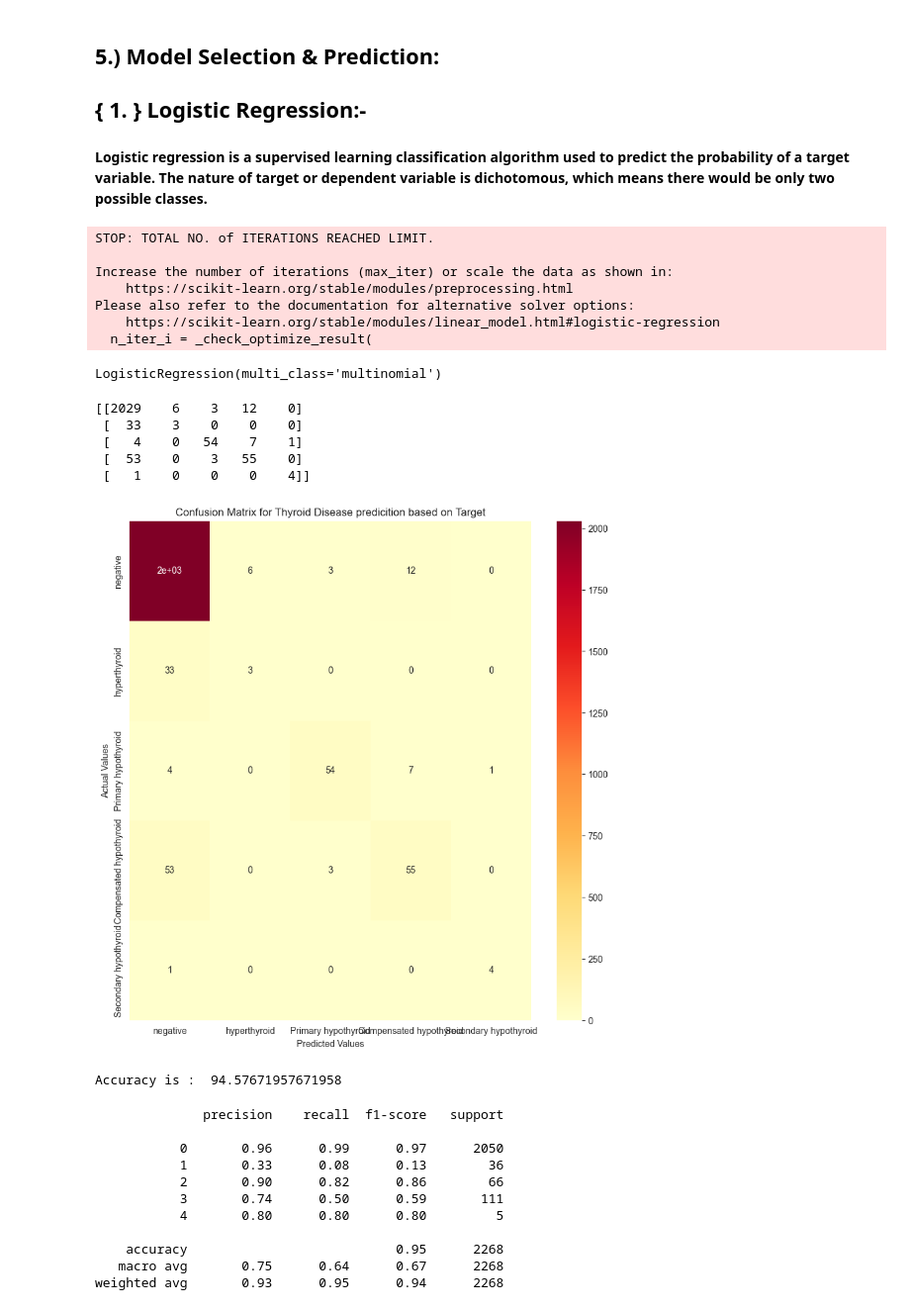
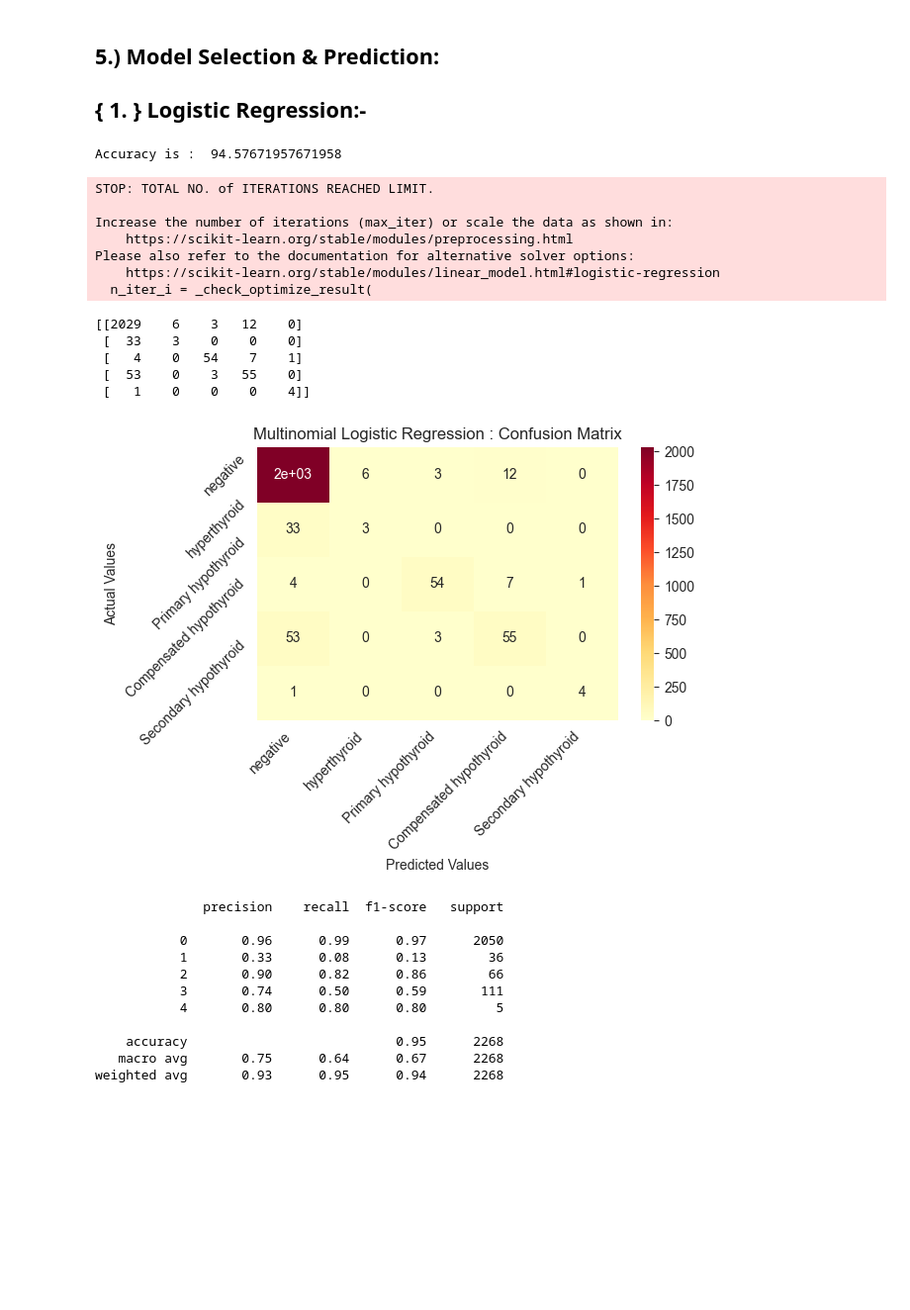
Before and after one commit to pragathi2401/Prediction-and-providing-medication-for-thyroid-using-machine-learning, a Jupyter notebook: Thyroid _Disease Prediction changed.ipynb, the cells around one changed output. Shown at 99% size. Drawn from its saved outputs; the diff is of its cells as text; code cells hidden in the pictures; blank space fills up the shorter version.

```diff
--- a/Thyroid _Disease Prediction changed.ipynb
+++ b/Thyroid _Disease Prediction changed.ipynb
@@ -617,22 +551,21 @@ print(Y_train.shape,Y_test.shape)
 # %% [markdown]
 ## 5.) Model Selection & Prediction:
 ## { 1. } Logistic Regression:-
-# %% [markdown]
-**Logistic regression is a supervised learning classification algorithm used to predict the probability of a target variable. The nature of target or dependent variable is dichotomous, which means there would be only two possible classes.**
 # %%
 #Implementing Logistic Regression using sklearn
 from sklearn.linear_model import LogisticRegression
-from sklearn.model_selection import train_test_split
-from sklearn.metrics import confusion_matrix, accuracy_score
 
-modelLogistic = LogisticRegression(multi_class='multinomial', solver='lbfgs')
+modelLogistic = LogisticRegression(multi_class='multinomial')
 modelLogistic.fit(X_train,Y_train)
+Y_pred= modelLogistic.predict(X_test)
+acc_log=accuracy_score(Y_test, Y_pred)*100
+print("Accuracy is : ",acc_log)
 # %% [output]
-STOP: TOTAL NO. of ITERATIONS REACHED LIMIT.
-
-Increase the number of iterations (max_iter) or scale the data as shown in:
-    https://scikit-learn.org/stable/modules/preprocessing.html
-Please also refer to the documentation for alternative solver options:
-    https://scikit-learn.org/stable/modules/linear_model.html#logistic-regression
-  n_iter_i = _check_optimize_result(
+Accuracy is :  94.57671957671958
-LogisticRegression(multi_class='multinomial')
+STOP: TOTAL NO. of ITERATIONS REACHED LIMIT.
+
+Increase the number of iterations (max_iter) or scale the data as shown in:
+    https://scikit-learn.org/stable/modules/preprocessing.html
+Please also refer to the documentation for alternative solver options:
+    https://scikit-learn.org/stable/modules/linear_model.html#logistic-regression
+  n_iter_i = _check_optimize_result(
@@ -649,24 +580,21 @@ print(ConfusionMatrix)
  [  53    0    3   55    0]
  [   1    0    0    0    4]]
 # %%
-plt.figure(figsize = [10,10])
+
 ax = sns.heatmap(ConfusionMatrix, annot=True, cmap='YlOrRd')
-ax.set_title('Confusion Matrix for Thyroid Disease predicition based on Target')
+ax.set_title('Multinomial Logistic Regression : Confusion Matrix')
 ax.set_xlabel('Predicted Values')
 ax.set_ylabel('Actual Values' )
 ## Ticket labels – List must be in alphabetical order
 ax.xaxis.set_ticklabels(['negative','hyperthyroid','Primary hypothyroid','Compensated hypothyroid','Secondary hypothyroid'])
 ax.yaxis.set_ticklabels(['negative','hyperthyroid','Primary hypothyroid','Compensated hypothyroid','Secondary hypothyroid'])
 ## Display the visualization of the Confusion Matrix.
+plt.xticks(rotation=45, ha='right')
+plt.yticks(rotation=45, ha='right')
+plt.tight_layout()
 plt.show()
 # %% [output]
-[figure, old version]
+[figure, new version]
-# %%
-from sklearn.metrics import accuracy_score
-acc_log=accuracy_score(Y_test, Y_pred)*100
-print("Accuracy is : ",acc_log)
-# %% [output]
-Accuracy is :  94.57671957671958
 # %%
 from sklearn.metrics import precision_score
 from sklearn.metrics import recall_score
```
Also changed, not shown: parts of 84 cells of this notebook, 3 other files.
